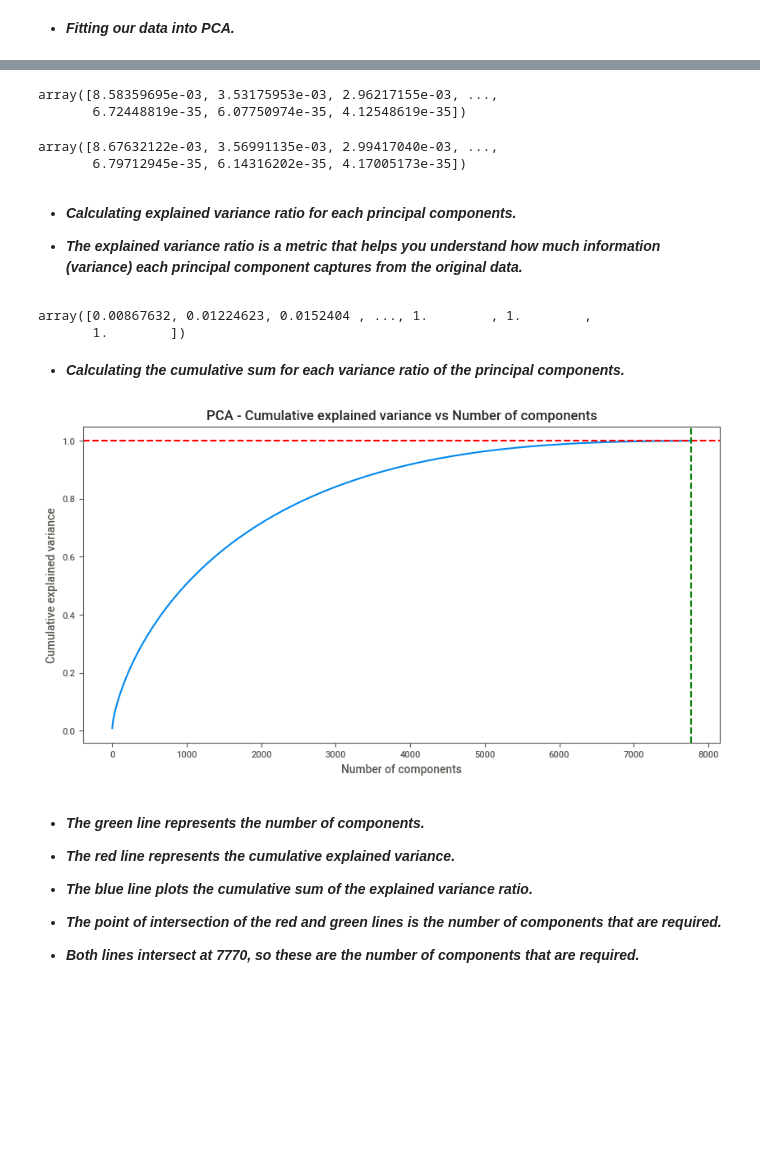
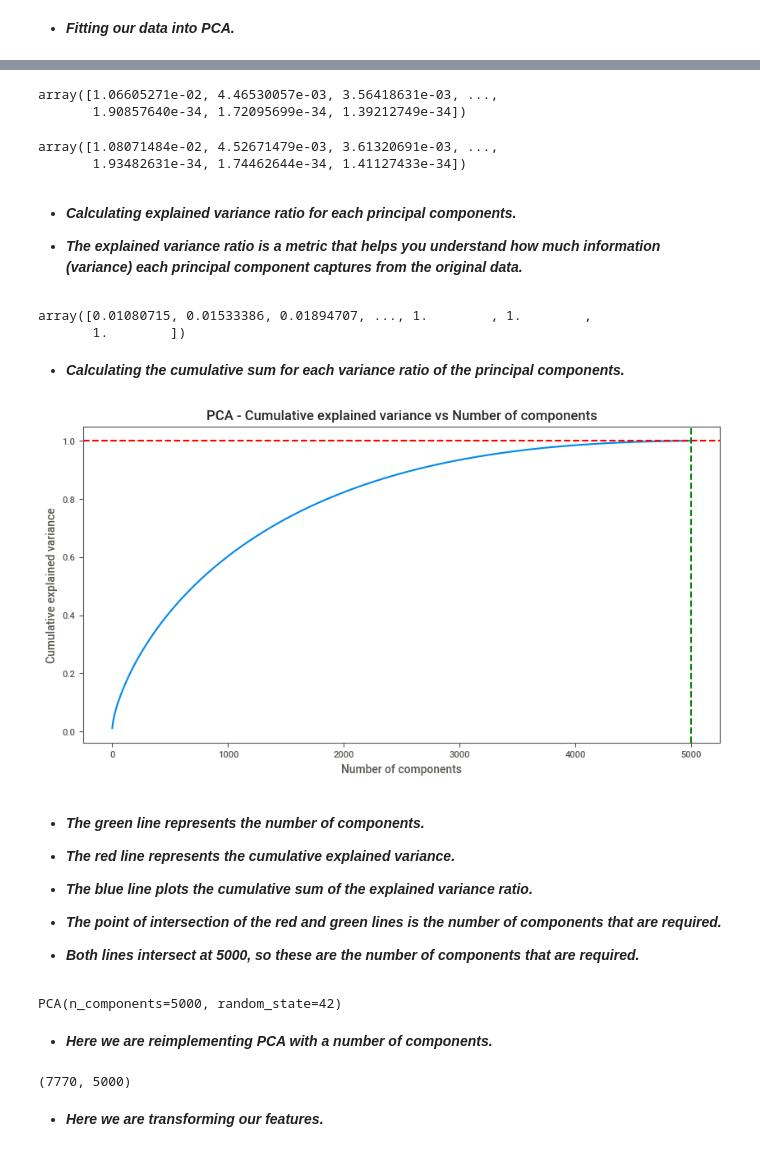
Before and after one commit to Sid-9823/Netflix-Movies-and-TV-Shows-Clustering, a Jupyter notebook: Netflix_Movies_and_TV_Shows_Clustering.ipynb, the cells around one changed output, grey strips where cells are left out. Drawn from its saved outputs; the diff is of its cells as text; code cells hidden in the pictures; blank space fills up the shorter version.

```diff
--- a/Netflix_Movies_and_TV_Shows_Clustering.ipynb
+++ b/Netflix_Movies_and_TV_Shows_Clustering.ipynb
@@ -1266,7 +1266,7 @@ Name: text, Length: 7770, dtype: object
 # %%
 # Creating an object of tf-idf vectorizer.
 
-tfidf = TfidfVectorizer(stop_words = 'english', lowercase=False, max_features = 10000 )       # max_features = 10000 as more features requires more computation time.
+tfidf = TfidfVectorizer(stop_words = 'english', lowercase=False, max_features = 5000 )       # max_features = 5000 as more features requires more computation time.
 # %% [markdown]
 * ***Creating an instance of the tfidf vectorizer.***
 # %%
@@ -1379,15 +1380,15 @@ array([[-0.0005437 , -0.00065557,  0.00165284, ...,  0.00147259,
 # %%
-pca.explained_variance_     # Generating eigen values for our principal component's.
+pca.explained_variance_    # Generating eigen values for our principal component's.
 # %% [output]
-array([8.58359695e-03, 3.53175953e-03, 2.96217155e-03, ...,
-       6.72448819e-35, 6.07750974e-35, 4.12548619e-35])
+array([1.06605271e-02, 4.46530057e-03, 3.56418631e-03, ...,
+       1.90857640e-34, 1.72095699e-34, 1.39212749e-34])
 # %%
 # Calculating explained variance ratio.
 
 pca.explained_variance_ratio_
 # %% [output]
-array([8.67632122e-03, 3.56991135e-03, 2.99417040e-03, ...,
-       6.79712945e-35, 6.14316202e-35, 4.17005173e-35])
+array([1.08071484e-02, 4.52671479e-03, 3.61320691e-03, ...,
+       1.93482631e-34, 1.74462644e-34, 1.41127433e-34])
 # %% [markdown]
 * ***Calculating explained variance ratio for each principal components.***
 
@@ -1397,23 +1398,23 @@ array([8.67632122e-03, 3.56991135e-03, 2.99417040e-03, ...,
 
 np.cumsum(pca.explained_variance_ratio_)
 # %% [output]
-array([0.00867632, 0.01224623, 0.0152404 , ..., 1.        , 1.        ,
+array([0.01080715, 0.01533386, 0.01894707, ..., 1.        , 1.        ,
        1.        ])
 # %% [markdown]
 * ***Calculating the cumulative sum for each variance ratio of the principal components.***
 # %%
 # Plotting explained variance for different number of components
 
 plt.figure(figsize=(10,5))
 plt.title('PCA - Cumulative explained variance vs Number of components', fontweight = 'bold')
 plt.plot(np.cumsum(pca.explained_variance_ratio_))
 plt.xlabel('Number of components')
 plt.ylabel('Cumulative explained variance')
 plt.axhline(y = 1, color='red', linestyle='--')
-plt.axvline(x = 7770, color='green', linestyle='--')
+plt.axvline(x = 5000, color='green', linestyle='--')
 plt.show()
 # %% [output]
-[figure, old version]
+[figure, new version]
 # %% [markdown]
 * ***The green line represents the number of components.***
 
@@ -1423,4 +1424,26 @@ plt.show()
 
 * ***The point of intersection of the red and green lines is the number of components that are required.***
 
-* ***Both lines intersect at 7770, so these are the number of components that are required.***
+* ***Both lines intersect at 5000, so these are the number of components that are required.***
+# %%
+# Reimplementing PCA.
+
+pca = PCA(n_components = 5000, random_state = 42)
+
+pca.fit(vec)
+# %% [output]
+PCA(n_components=5000, random_state=42)
+# %% [markdown]
+* ***Here we are reimplementing PCA with a number of components.***
+# %%
+# These are our transformed features.
+
+x = pca.transform(vec)
+
+# Shape of transformed vectors.
+
+x.shape
+# %% [output]
+(7770, 5000)
+# %% [markdown]
+* ***Here we are transforming our features.***
```
Also changed, not shown: parts of 38 cells of this notebook.
